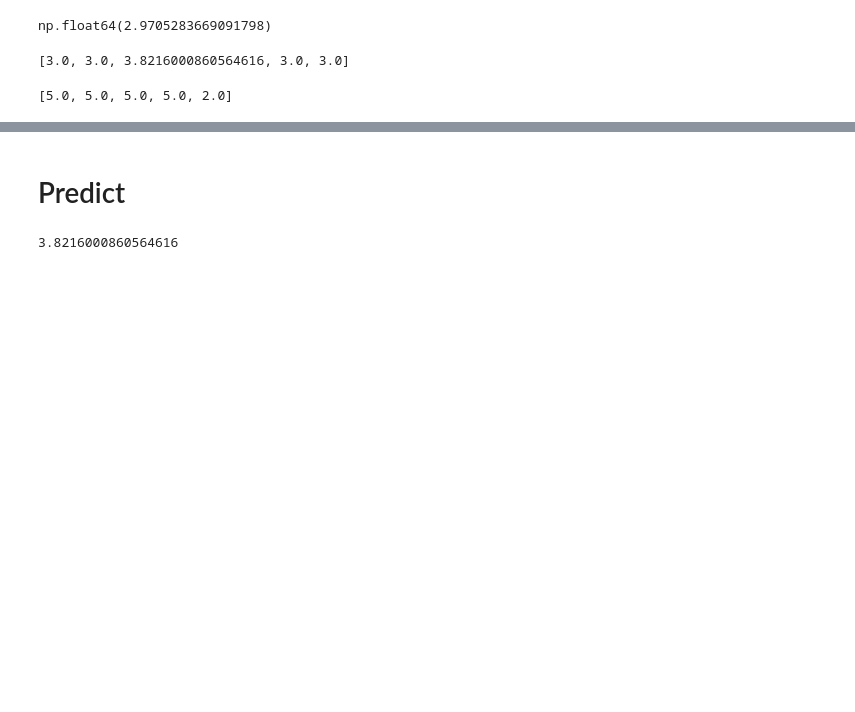
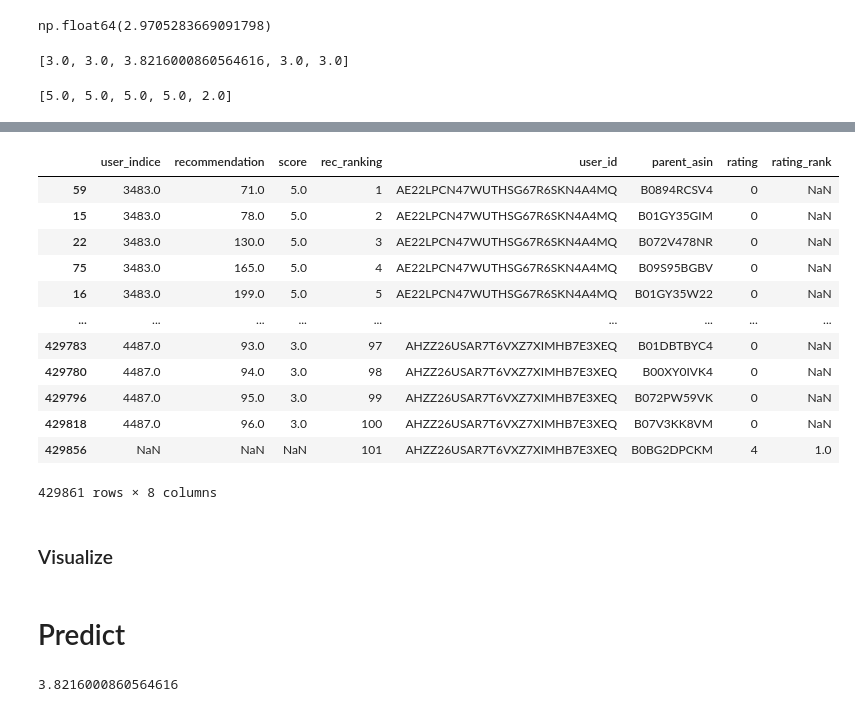
Before and after one commit to dvquy13/reco-algo, a Jupyter notebook: notebooks/cf_u2u.ipynb, the cells around one changed output, grey strips where cells are left out. Saved outputs shown, nothing was run; the diff lists cells and outputs as text; code cells hidden in the pictures; blank space fills up the shorter version.

```diff
--- a/notebooks/cf_u2u.ipynb
+++ b/notebooks/cf_u2u.ipynb
@@ -178,0 +258,5 @@ val_ratings[:5]
+# %%
+recommendations = model.recommend(val_user_indices, k=args.top_K, progress_bar_type='tqdm_notebook')
+# %%
+recommendations_df = pd.DataFrame(recommendations).pipe(create_rec_df, idm)
+recommendations_df
@@ -178,0 +277,3 @@ val_ratings[:5]
+# %%
+label_df = create_label_df(val_df)
+label_df
@@ -178,0 +294,19 @@ val_ratings[:5]
+# %%
+eval_df = merge_recs_with_target(recommendations_df, label_df, k=args.top_K)
+eval_df
+# %% [output]
+|  | user_indice | recommendation | score | rec_ranking | user_id | parent_asin | rating | rating_rank |
+| 59 | 3483.0 | 71.0 | 5.0 | 1 | AE22LPCN47WUTHSG67R6SKN4A4MQ | B0894RCSV4 | 0 | NaN |
+| 15 | 3483.0 | 78.0 | 5.0 | 2 | AE22LPCN47WUTHSG67R6SKN4A4MQ | B01GY35GIM | 0 | NaN |
+| 22 | 3483.0 | 130.0 | 5.0 | 3 | AE22LPCN47WUTHSG67R6SKN4A4MQ | B072V478NR | 0 | NaN |
+| 75 | 3483.0 | 165.0 | 5.0 | 4 | AE22LPCN47WUTHSG67R6SKN4A4MQ | B09S95BGBV | 0 | NaN |
+| 16 | 3483.0 | 199.0 | 5.0 | 5 | AE22LPCN47WUTHSG67R6SKN4A4MQ | B01GY35W22 | 0 | NaN |
+| ... | ... | ... | ... | ... | ... | ... | ... | ... |
+| 429783 | 4487.0 | 93.0 | 3.0 | 97 | AHZZ26USAR7T6VXZ7XIMHB7E3XEQ | B01DBTBYC4 | 0 | NaN |
+| 429780 | 4487.0 | 94.0 | 3.0 | 98 | AHZZ26USAR7T6VXZ7XIMHB7E3XEQ | B00XY0IVK4 | 0 | NaN |
+| 429796 | 4487.0 | 95.0 | 3.0 | 99 | AHZZ26USAR7T6VXZ7XIMHB7E3XEQ | B072PW59VK | 0 | NaN |
+| 429818 | 4487.0 | 96.0 | 3.0 | 100 | AHZZ26USAR7T6VXZ7XIMHB7E3XEQ | B07V3KK8VM | 0 | NaN |
+| 429856 | NaN | NaN | NaN | 101 | AHZZ26USAR7T6VXZ7XIMHB7E3XEQ | B0BG2DPCKM | 4 | 1.0 |
+429861 rows × 8 columns
+# %% [markdown]
+### Visualize
```
Also changed, not shown: parts of 16 cells of this notebook, 11 other files.
